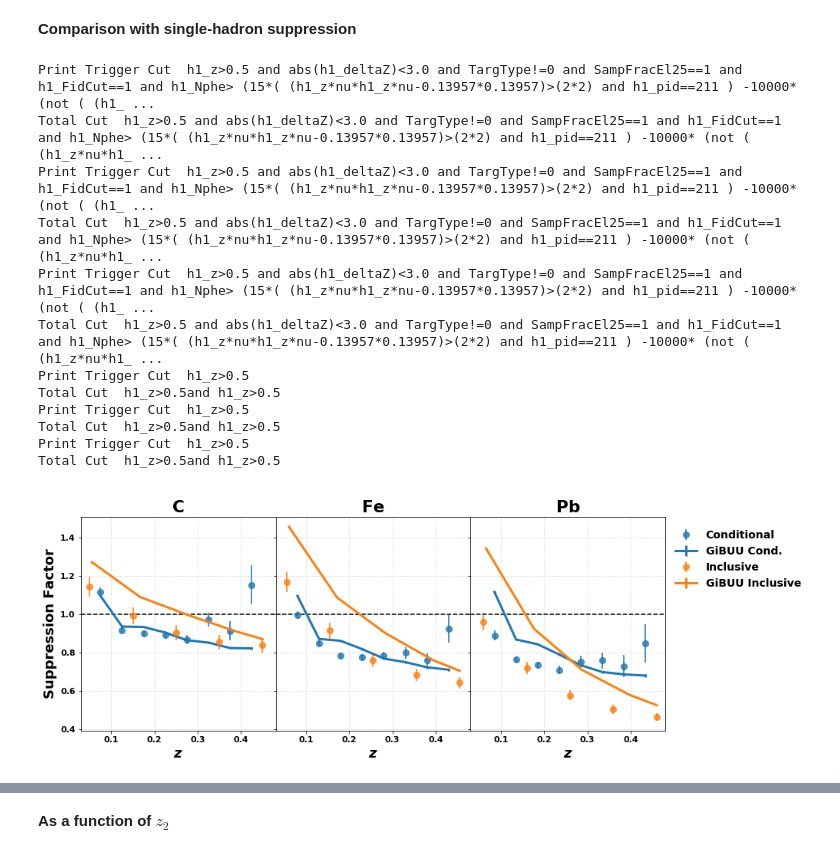
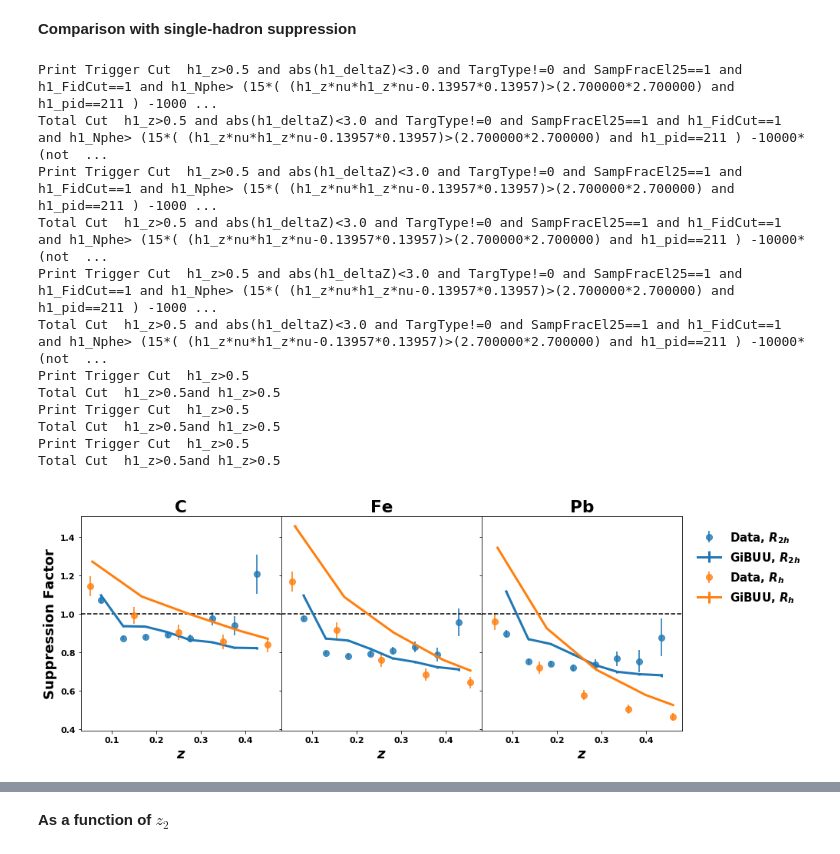
Before and after one commit to smoranvas/di-hadron, a Jupyter notebook: getRatios.ipynb, the cells around one changed output, grey strips where cells are left out. Saved outputs shown, nothing was run; the diff lists cells and outputs as text; code cells hidden in the pictures.

```diff
--- a/getRatios.ipynb
+++ b/getRatios.ipynb
@@ -348,12 +366,12 @@ plt.show()
 # %%
 p_thr=2.7
 Nphe_thr=15
-Nphe_h1_cut='h1_Nphe> (%d*( (h1_z*nu*h1_z*nu-0.13957*0.13957)>(%d*%d) and h1_pid==211 ) -10000* (not ( (h1_z*nu*h1_z*nu-0.13957*0.13957)>(%d*%d) and h1_pid==211 ) ) )'%(Nphe_thr,p_thr,p_thr,p_thr,p_thr)
-Nphe_h2_cut='h2_Nphe> (%d*( (h2_z*nu*h2_z*nu-0.13957*0.13957)>(%d*%d) and h2_pid==211 ) -10000* (not ( (h2_z*nu*h2_z*nu-0.13957*0.13957)>(%d*%d) and h2_pid==211 ) ) )'%(Nphe_thr,p_thr,p_thr,p_thr,p_thr)
-Chi2CC_h1_cut='h1_Chi2CC < (0.08726*( (h1_z*nu*h1_z*nu-0.13957*0.13957)>(%d*%d) and h1_pid==211 ) +10000* (not ( (h1_z*nu*h1_z*nu-0.13957*0.13957)>(%d*%d) and h1_pid==211 ) ) )'%(p_thr,p_thr,p_thr,p_thr)
-Chi2CC_h2_cut='h2_Chi2CC < (0.08726*( (h2_z*nu*h2_z*nu-0.13957*0.13957)>(%d*%d) and h2_pid==211 ) +10000* (not ( (h2_z*nu*h2_z*nu-0.13957*0.13957)>(%d*%d) and h2_pid==211 ) ) )'%(p_thr,p_thr,p_thr,p_thr)
-StatCC_h1_cut='h1_StatCC>((( (h1_z*nu*h1_z*nu-0.13957*0.13957)>(%d*%d) and h1_pid==211 ) -1 ))'%(p_thr,p_thr)
-StatCC_h2_cut='h2_StatCC>((( (h2_z*nu*h2_z*nu-0.13957*0.13957)>(%d*%d) and h2_pid==211 ) -1 ))'%(p_thr,p_thr)
+Nphe_h1_cut='h1_Nphe> (%d*( (h1_z*nu*h1_z*nu-0.13957*0.13957)>(%f*%f) and h1_pid==211 ) -10000* (not ( (h1_z*nu*h1_z*nu-0.13957*0.13957)>(%f*%f) and h1_pid==211 ) ) )'%(Nphe_thr,p_thr,p_thr,p_thr,p_thr)
+Nphe_h2_cut='h2_Nphe> (%d*( (h2_z*nu*h2_z*nu-0.13957*0.13957)>(%f*%f) and h2_pid==211 ) -10000* (not ( (h2_z*nu*h2_z*nu-0.13957*0.13957)>(%f*%f) and h2_pid==211 ) ) )'%(Nphe_thr,p_thr,p_thr,p_thr,p_thr)
+Chi2CC_h1_cut='h1_Chi2CC < (0.08726*( (h1_z*nu*h1_z*nu-0.13957*0.13957)>(%f*%f) and h1_pid==211 ) +10000* (not ( (h1_z*nu*h1_z*nu-0.13957*0.13957)>(%f*%f) and h1_pid==211 ) ) )'%(p_thr,p_thr,p_thr,p_thr)
+Chi2CC_h2_cut='h2_Chi2CC < (0.08726*( (h2_z*nu*h2_z*nu-0.13957*0.13957)>(%f*%f) and h2_pid==211 ) +10000* (not ( (h2_z*nu*h2_z*nu-0.13957*0.13957)>(%f*%f) and h2_pid==211 ) ) )'%(p_thr,p_thr,p_thr,p_thr)
+StatCC_h1_cut='h1_StatCC>((( (h1_z*nu*h1_z*nu-0.13957*0.13957)>(%f*%f) and h1_pid==211 ) -1 ))'%(p_thr,p_thr)
+StatCC_h2_cut='h2_StatCC>((( (h2_z*nu*h2_z*nu-0.13957*0.13957)>(%f*%f) and h2_pid==211 ) -1 ))'%(p_thr,p_thr)
 
 pair_cut_nom  ='and h1_z>0.5 and abs(h2_deltaZ)<3.0 and abs(h1_deltaZ)<3.0 and TargType!=0 and SampFracEl25==1 and h1_FidCut==1 and h2_FidCut==1 and %s and %s and %s and %s and %s and %s'%(Nphe_h1_cut, Nphe_h2_cut,Chi2CC_h1_cut,Chi2CC_h2_cut,StatCC_h1_cut, StatCC_h2_cut)
 trigger_cut_nom   ='h1_z>0.5 and abs(h1_deltaZ)<3.0 and TargType!=0 and SampFracEl25==1 and h1_FidCut==1 and %s and %s and %s  '%(Nphe_h1_cut, Chi2CC_h1_cut,StatCC_h1_cut)
@@ -498,7 +714,7 @@ for i,target in enumerate(['C','Fe','Pb']):
                         minz=0.05,maxz=0.45, variable='h2_z',
                             pair_cut = pair_cut_nom,trig_cut = trigger_cut_nom)
     if True:
-        axs[i].errorbar(x+0.005*i,r,yerr=err,label='Conditional'if i == 0 else "",fmt='o',ms=8,
+        axs[i].errorbar(x+0.005*i,r,yerr=err,label='Data, $R_{2h}$'if i == 0 else "",fmt='o',ms=8,
                         color=colors[1],lw=2, alpha=alpha_value)
         #axs[i].fill_between(x+0.005*i,r-err,r+err,alpha=alpha_value-0.5,
         #                    color=colors[1])
@@ -510,7 +726,7 @@ for i,target in enumerate(['C','Fe','Pb']):
                        ,variable='h2_z',minz=0.05,maxz=0.45, applyweight=False,
                         pair_cut = 'and h1_z>0.5')
     if True:
-        axs[i].errorbar(x+0.005*i,r,yerr=err,fmt='-',ms=8,label='GiBUU Cond.'if i == 0 else "",color=colors[1],
+        axs[i].errorbar(x+0.005*i,r,yerr=err,fmt='-',ms=8,label='GiBUU, $R_{2h}$'if i == 0 else "",color=colors[1],
                         lw=3)
         #axs[i].fill_between(x+0.005*i,r-err,r+err,label='GiBUU cond.',alpha=alpha_value,lw=5)
     #else:
@@ -526,10 +742,10 @@ for i,target in enumerate(['C','Fe','Pb']):
         #                yerr=erry_GiBUU_singleHadron['pim_%s'%target],label='GiBUU Inc. $\pi^{-}$'if i == 0 else "",
         #                fmt='-',ms=8, color=colors[2],lw=3)
         axs[i].errorbar(x_data_singleHadron+0.005*i,y_data_singleHadron['pip_%s'%target],
-                        yerr=erry_data_singleHadron['pip_%s'%target],label='Inclusive'if i == 0 else "",
+                        yerr=erry_data_singleHadron['pip_%s'%target],label='Data, $R_{h}$'if i == 0 else "",
                         fmt='o',ms=8, color=colors[2], alpha=alpha_value,lw=2)
         axs[i].errorbar(x_GiBUU_singleHadron+0.005*i,y_GiBUU_singleHadron['pip_%s'%target],
-                        yerr=erry_GiBUU_singleHadron['pip_%s'%target],label='GiBUU Inclusive'if i == 0 else "",
+                        yerr=erry_GiBUU_singleHadron['pip_%s'%target],label='GiBUU, $R_{h}$'if i == 0 else "",
                         fmt='-',ms=8, color=colors[2],lw=3)
 
 
@@ -547,45 +763,45 @@ axs[2].set_title('Pb',fontweight='bold')
 for i in range(0,3):
     axs[i].axhline(y=1.0,color='black',linestyle='--')
     #axs[i].legend(loc='best',frameon=False,fontsize=13.5,ncol=2 )
-    axs[i].grid(True, axis='x',color='gainsboro', linestyle='dashed')
-    axs[i].grid(True, axis='y',color='gainsboro', linestyle='dashed')
+    #axs[i].grid(True, axis='x',color='gainsboro', linestyle='dashed')
+    #axs[i].grid(True, axis='y',color='gainsboro', linestyle='dashed')
     axs[i].tick_params(axis='y', which='major', labelsize=11)
     axs[i].tick_params(axis='both', which='major', labelsize=11)
 
 
 
 #plt.ylim([0.,1.5])
 #plt.xlim([0.00,0.5])
 #plt.axhline(y=1.0,color='black',linestyle='--')
 #plt.legend(loc='best',frameon=False,fontsize=13.5,ncol=3 )
 
 #plt.tight_layout()
 #plt.savefig('ComparisonWithHermes_Linear.png')
 #plt.ylim([0.55,1.85])
 
 #plt.yscale('log')
 #plt.savefig('ComparisonWithHermes_Log.png')
 #plt.grid(True, axis='x',color='gainsboro', linestyle='dashed')
 #plt.grid(True, axis='y',color='gainsboro', linestyle='dashed')
 #plt.xticks(np.arange(0.1,0.5,0.05),fontsize=14)
 #plt.yticks(fontsize=14)
-plt.subplots_adjust(right=0.83, top=0.9)
-fig.legend(loc='upper right',ncol=1,frameon=False,fontsize=14, borderaxespad=0.3, title='\n')
+plt.subplots_adjust(right=0.85, top=0.9)
+fig.legend(loc='upper right',ncol=1,frameon=False,fontsize=15, borderaxespad=0.3, title='\n')
 #plt.savefig('ComparisonWithHermes_Linear.png')
 #plt.yscale('log')
 plt.savefig('ComparisonConditionalInclusiveRatios_noPiminus.pdf', bbox_inches='tight')
 plt.show()
 # %% [output]
-Print Trigger Cut  h1_z>0.5 and abs(h1_deltaZ)<3.0 and TargType!=0 and SampFracEl25==1 and h1_FidCut==1 and h1_Nphe> (15*( (h1_z*nu*h1_z*nu-0.13957*0.13957)>(2*2) and h1_pid==211 ) -10000* (not ( (h1_ ...
-Total Cut  h1_z>0.5 and abs(h1_deltaZ)<3.0 and TargType!=0 and SampFracEl25==1 and h1_FidCut==1 and h1_Nphe> (15*( (h1_z*nu*h1_z*nu-0.13957*0.13957)>(2*2) and h1_pid==211 ) -10000* (not ( (h1_z*nu*h1_ ...
-Print Trigger Cut  h1_z>0.5 and abs(h1_deltaZ)<3.0 and TargType!=0 and SampFracEl25==1 and h1_FidCut==1 and h1_Nphe> (15*( (h1_z*nu*h1_z*nu-0.13957*0.13957)>(2*2) and h1_pid==211 ) -10000* (not ( (h1_ ...
-Total Cut  h1_z>0.5 and abs(h1_deltaZ)<3.0 and TargType!=0 and SampFracEl25==1 and h1_FidCut==1 and h1_Nphe> (15*( (h1_z*nu*h1_z*nu-0.13957*0.13957)>(2*2) and h1_pid==211 ) -10000* (not ( (h1_z*nu*h1_ ...
-Print Trigger Cut  h1_z>0.5 and abs(h1_deltaZ)<3.0 and TargType!=0 and SampFracEl25==1 and h1_FidCut==1 and h1_Nphe> (15*( (h1_z*nu*h1_z*nu-0.13957*0.13957)>(2*2) and h1_pid==211 ) -10000* (not ( (h1_ ...
-Total Cut  h1_z>0.5 and abs(h1_deltaZ)<3.0 and TargType!=0 and SampFracEl25==1 and h1_FidCut==1 and h1_Nphe> (15*( (h1_z*nu*h1_z*nu-0.13957*0.13957)>(2*2) and h1_pid==211 ) -10000* (not ( (h1_z*nu*h1_ ...
+Print Trigger Cut  h1_z>0.5 and abs(h1_deltaZ)<3.0 and TargType!=0 and SampFracEl25==1 and h1_FidCut==1 and h1_Nphe> (15*( (h1_z*nu*h1_z*nu-0.13957*0.13957)>(2.700000*2.700000) and h1_pid==211 ) -1000 ...
+Total Cut  h1_z>0.5 and abs(h1_deltaZ)<3.0 and TargType!=0 and SampFracEl25==1 and h1_FidCut==1 and h1_Nphe> (15*( (h1_z*nu*h1_z*nu-0.13957*0.13957)>(2.700000*2.700000) and h1_pid==211 ) -10000* (not  ...
+Print Trigger Cut  h1_z>0.5 and abs(h1_deltaZ)<3.0 and TargType!=0 and SampFracEl25==1 and h1_FidCut==1 and h1_Nphe> (15*( (h1_z*nu*h1_z*nu-0.13957*0.13957)>(2.700000*2.700000) and h1_pid==211 ) -1000 ...
+Total Cut  h1_z>0.5 and abs(h1_deltaZ)<3.0 and TargType!=0 and SampFracEl25==1 and h1_FidCut==1 and h1_Nphe> (15*( (h1_z*nu*h1_z*nu-0.13957*0.13957)>(2.700000*2.700000) and h1_pid==211 ) -10000* (not  ...
+Print Trigger Cut  h1_z>0.5 and abs(h1_deltaZ)<3.0 and TargType!=0 and SampFracEl25==1 and h1_FidCut==1 and h1_Nphe> (15*( (h1_z*nu*h1_z*nu-0.13957*0.13957)>(2.700000*2.700000) and h1_pid==211 ) -1000 ...
+Total Cut  h1_z>0.5 and abs(h1_deltaZ)<3.0 and TargType!=0 and SampFracEl25==1 and h1_FidCut==1 and h1_Nphe> (15*( (h1_z*nu*h1_z*nu-0.13957*0.13957)>(2.700000*2.700000) and h1_pid==211 ) -10000* (not  ...
 Print Trigger Cut  h1_z>0.5
 Total Cut  h1_z>0.5and h1_z>0.5
 Print Trigger Cut  h1_z>0.5
 Total Cut  h1_z>0.5and h1_z>0.5
 Print Trigger Cut  h1_z>0.5
 Total Cut  h1_z>0.5and h1_z>0.5
-[figure, old version]
+[figure, new version]
```
Also changed, not shown: parts of 62 cells of this notebook.
